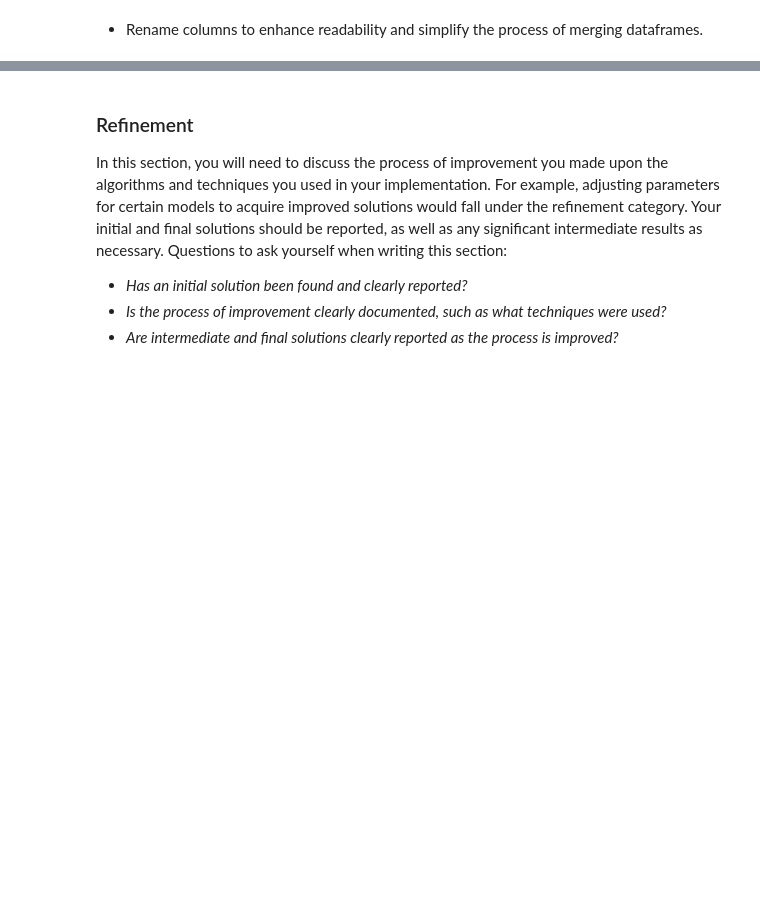
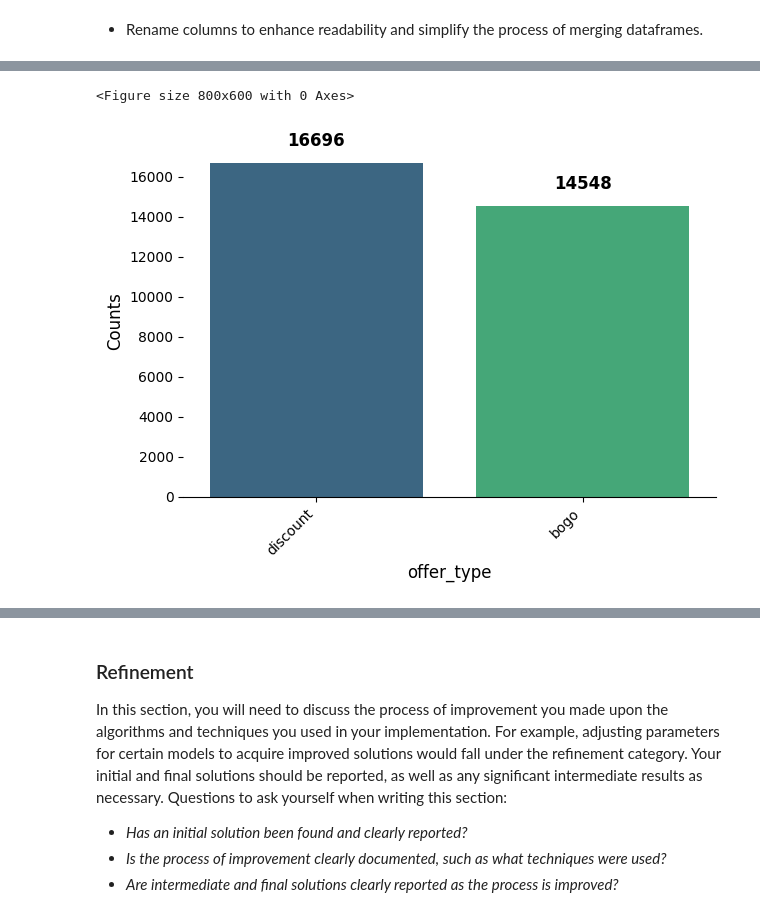
Before and after one commit to Ermess94/capstone-project-udacity, a Jupyter notebook: project_report.ipynb, the cells around one changed output, grey strips where cells are left out. Saved outputs shown, nothing was run; the diff lists cells and outputs as text; code cells hidden in the pictures; blank space fills up the shorter version.

```diff
--- a/project_report.ipynb
+++ b/project_report.ipynb
@@ -593,0 +661,5 @@ In this section, the process for which metrics, algorithms, and techniques that
+# %%
+column_bar_plot(dataframe, 'offer_type', 'Distribution of offer types')
+# %% [output]
+<Figure size 800x600 with 0 Axes>
+[figure, added]
```
Also changed, not shown: parts of 28 cells of this notebook.
